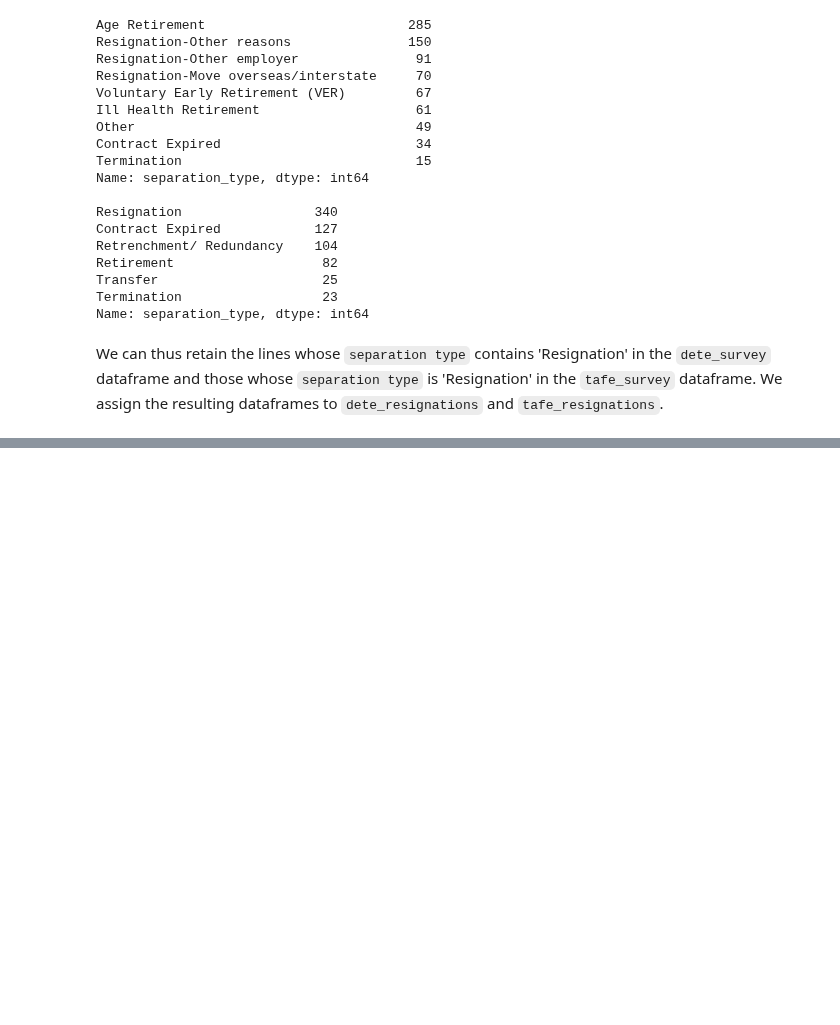
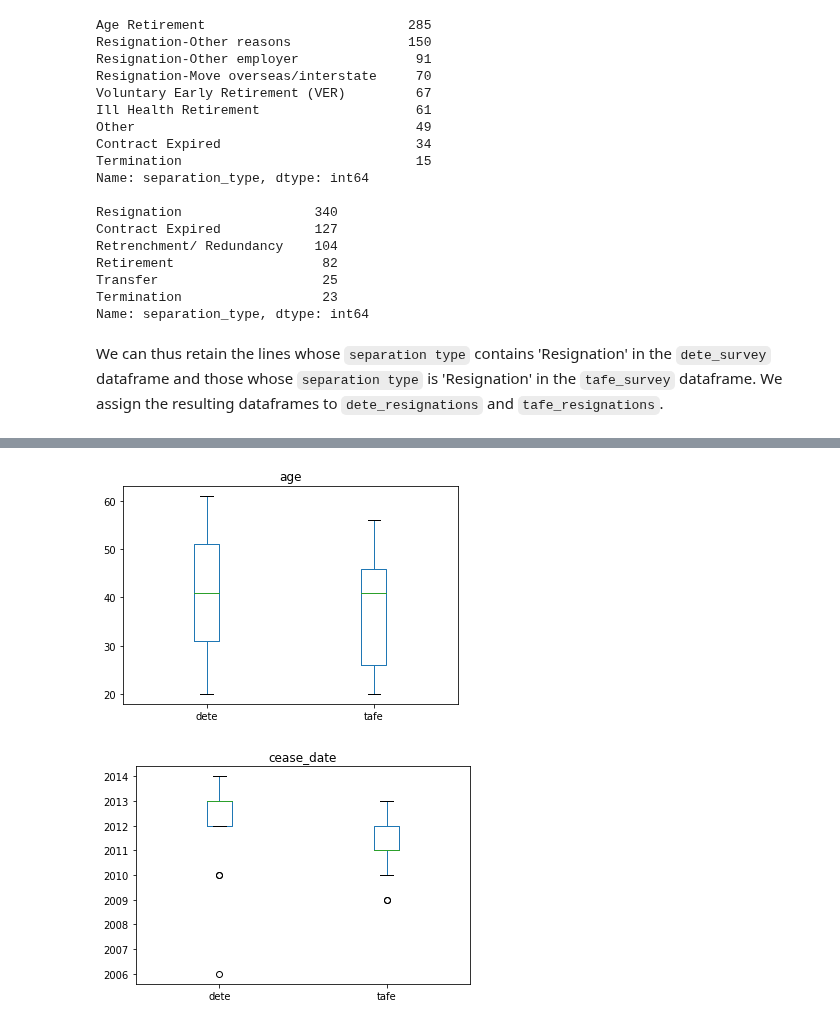
Before and after one commit to FlorentCLMichel/learning_data_science, a Jupyter notebook: Projects_Jupyter/Employees_Exit_Survey.ipynb, the cells around one changed output, grey strips where cells are left out. Drawn from its saved outputs; the diff is of its cells as text; code cells hidden in the pictures; blank space fills up the shorter version.

```diff
--- a/Projects_Jupyter/Employees_Exit_Survey.ipynb
+++ b/Projects_Jupyter/Employees_Exit_Survey.ipynb
@@ -144,8 +152,8 @@ We then rename some of the columns of `tafe_survey` to match those of `dete_surv
 new_names = {'Record ID':'ID', 'CESSATION YEAR':'cease_date', 'Reason for ceasing employment':'separation_type',
              'Gender. \xa0\xa0\xa0\xa0What is your Gender?':'gender', 'CurrentAge. \xa0\xa0\xa0\xa0Current Age':'age',
             'Employment Type. \xa0\xa0\xa0\xa0Employment Type': 'employment_status', 'Classification. \xa0\xa0\xa0\xa0Classification': 'position',
-            'LengthofServiceOverall. \xa0\xa0\xa0\xa0Overall Length of Service at Institute (in years)': 'institute_service',
-            'LengthofServiceCurrent. \xa0\xa0\xa0\xa0Length of Service at current workplace (in years)': 'role_service'}
+            'LengthofServiceOverall. Overall Length of Service at Institute (in years)': 'institute_service',
+            'LengthofServiceCurrent. Length of Service at current workplace (in years)': 'role_service'}
 tafe_survey.rename(new_names, axis=1, inplace=True)
 tafe_survey.head()
 # %% [output]
@@ -158,0 +171,5 @@ tafe_survey.head()
+# %%
+dete_survey['cease_date'] = pd.to_datetime(dete_survey['cease_date']).dt.year
+dete_survey['dete_start_date'] = dete_survey['dete_start_date'].astype(float)
+dete_survey['role_start_date'] = dete_survey['role_start_date'].astype(float)
+dete_survey.head()
@@ -159,3 +214,19 @@ tafe_survey.head()
+# %%
+def first_word_or_nothing(l):
+    '''
+    Returns the first element of l. If l is not a list or empty, returns NaN.
+    l: list or NaN
+    '''
+    if type(l) is not list or len(l) == 0:
+        return np.nan
+    else:
+        return l[0]
+
+def age_range_to_lower_bound(series):
+    return series.str.replace('-', ' ').str.split(' ').map(first_word_or_nothing).astype(float)
+# %%
+dete_survey['age'] = age_range_to_lower_bound(dete_survey['age'])
+tafe_survey['age'] = age_range_to_lower_bound(tafe_survey['age'])
 # %% [markdown]
 ### Selection of the relevant lines
 
@@ -193,0 +270,16 @@ tafe_resignations = tafe_survey[tafe_survey['separation_type'] == 'Resignation']
+# %%
+def boxplot_dete_tafe(column):
+    '''
+    show a box plot of the columns labelles 'column' in the dete_resignations and tafe_resignation dataframes
+    column: string
+    '''
+    dete_col_reindexed = dete_resignations[column].reset_index()[column].rename('dete')
+    tafe_col_reindexed = tafe_resignations[column].reset_index()[column].rename('tafe')
+    pd.concat([dete_col_reindexed, tafe_col_reindexed], axis=1).plot.box(title=column)
+    plt.show()
+
+boxplot_dete_tafe('age')
+boxplot_dete_tafe('cease_date')
+# %% [output]
+[figure, added]
+[figure, added]
```
Also changed, not shown: parts of 41 cells of this notebook, 2 other files.
